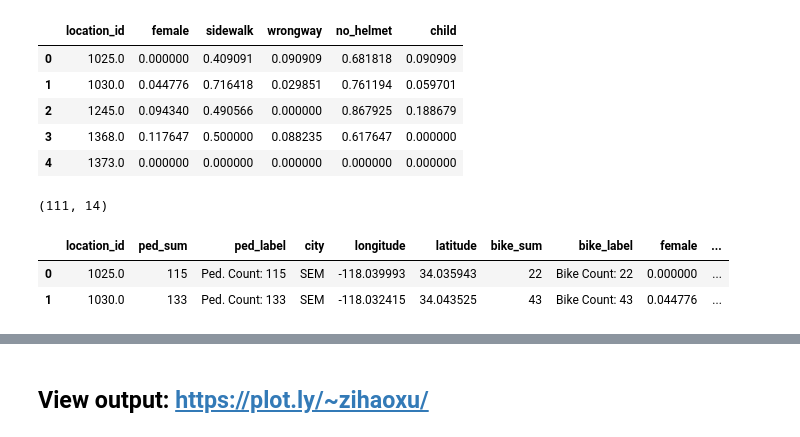
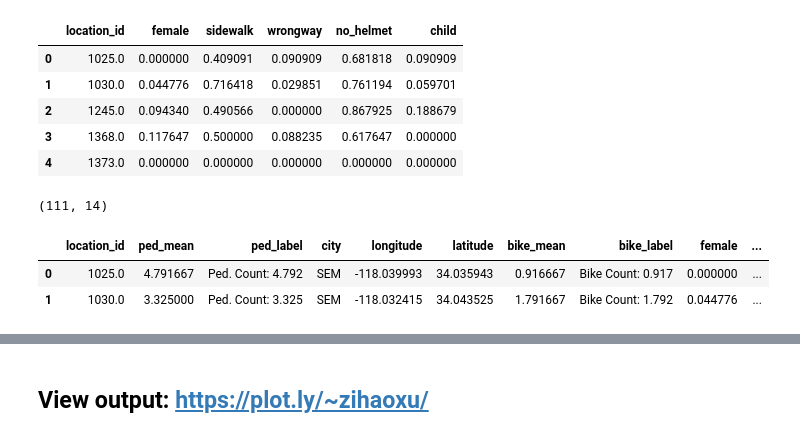
Before and after one commit to zihaoxu/BikeSGV, a Jupyter notebook: notebook/Analysis/04-geographical-analysis.ipynb, the cells around one changed output, grey strips where cells are left out. Drawn from its saved outputs; the diff is of its cells as text; code cells hidden in the pictures.

```diff
--- a/notebook/Analysis/04-geographical-analysis.ipynb
+++ b/notebook/Analysis/04-geographical-analysis.ipynb
@@ -67,9 +84,9 @@ bike.head(2)
 | 0 | 19203.0 | 1025.0 | Durfee Ave. | Santa Anita Ave. | Peck Rd. | 34.035943 | -118.039993 | 12-03-2016 | Saturday | ... |
 | 1 | 19204.0 | 1025.0 | Durfee Ave. | Santa Anita Ave. | Peck Rd. | 34.035943 | -118.039993 | 12-03-2016 | Saturday | ... |
 # %%
-ped_loc_count = ped.groupby('location_id').agg(['sum'])['total_count'].reset_index()
-ped_loc_count['ped_label'] = ['Ped. Count: ' + str(s) for s in ped_loc_count['sum']]
-ped_loc_count = ped_loc_count.rename(columns = {'sum':'ped_sum'})
+ped_loc_count = ped.groupby('location_id').agg(['mean'])['total_count'].reset_index()
+ped_loc_count['ped_label'] = ['Ped. Count: ' + str(round(s,3)) for s in ped_loc_count['mean']]
+ped_loc_count = ped_loc_count.rename(columns = {'mean':'ped_mean'})
 print(ped_loc_count.shape)
 ped_loc_count.head()
 # %% [output]
@@ -83,7 +100,7 @@ ped_loc_count.head()
 # %%
-bike_loc_count = bike.groupby(['city', 'location_id', 'longitude', 'latitude']).agg(['sum'])['total_count'].reset_index()
-bike_loc_count['bike_label'] = ['Bike Count: ' + str(s) for s in bike_loc_count['sum']]
-bike_loc_count = bike_loc_count.rename(columns = {'sum':'bike_sum'})
+bike_loc_count = bike.groupby(['city', 'location_id', 'longitude', 'latitude']).agg(['mean'])['total_count'].reset_index()
+bike_loc_count['bike_label'] = ['Bike Count: ' + str(round(s,3)) for s in bike_loc_count['mean']]
+bike_loc_count = bike_loc_count.rename(columns = {'mean':'bike_mean'})
 print(bike_loc_count.shape)
 bike_loc_count.head()
 # %% [output]
@@ -111,13 +128,13 @@ bike_info.head()
 # %%
 loc_count = pd.merge(ped_loc_count, bike_loc_count, on = 'location_id', how = 'inner')
 loc_count = pd.merge(loc_count, bike_info, on = 'location_id', how = 'inner')
-loc_count['bike_ratio'] = loc_count['bike_sum'] / (loc_count['ped_sum'] + loc_count['bike_sum'])
+loc_count['bike_ratio'] = loc_count['bike_mean'] / (loc_count['ped_mean'] + loc_count['bike_mean'])
 print(loc_count.shape)
 loc_count.head(2)
 # %% [output]
 (111, 14)
-|  | location_id | ped_sum | ped_label | city | longitude | latitude | bike_sum | bike_label | female | ... |
-| 0 | 1025.0 | 115 | Ped. Count: 115 | SEM | -118.039993 | 34.035943 | 22 | Bike Count: 22 | 0.000000 | ... |
-| 1 | 1030.0 | 133 | Ped. Count: 133 | SEM | -118.032415 | 34.043525 | 43 | Bike Count: 43 | 0.044776 | ... |
+|  | location_id | ped_mean | ped_label | city | longitude | latitude | bike_mean | bike_label | female | ... |
+| 0 | 1025.0 | 4.791667 | Ped. Count: 4.792 | SEM | -118.039993 | 34.035943 | 0.916667 | Bike Count: 0.917 | 0.000000 | ... |
+| 1 | 1030.0 | 3.325000 | Ped. Count: 3.325 | SEM | -118.032415 | 34.043525 | 1.791667 | Bike Count: 1.792 | 0.044776 | ... |
 # %%
 # ??go.Scattermapbox
```
Also changed, not shown: parts of 11 cells of this notebook, 1 other file.
